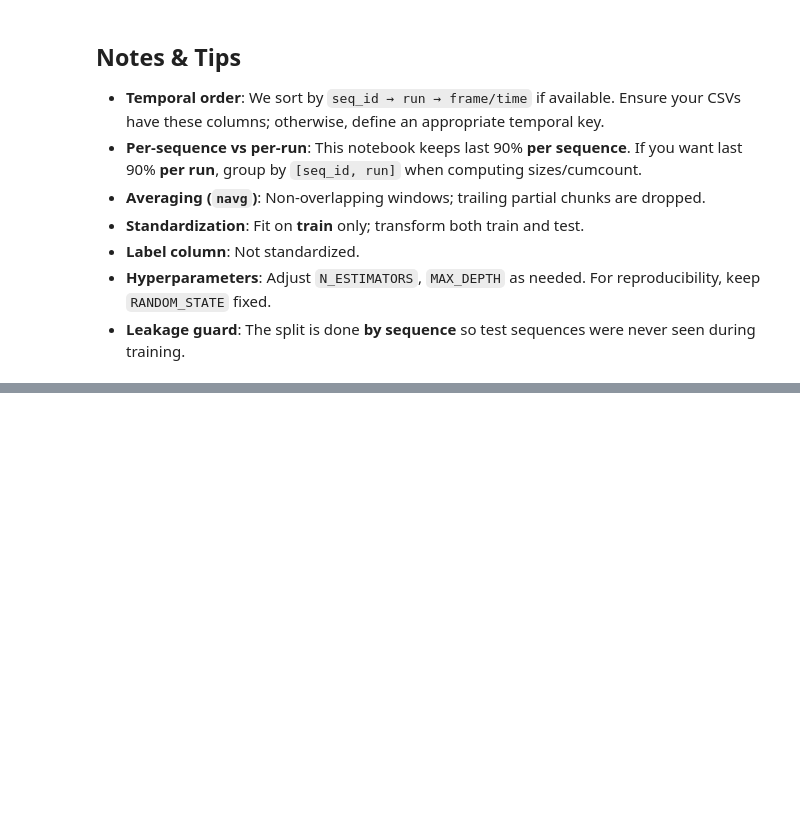
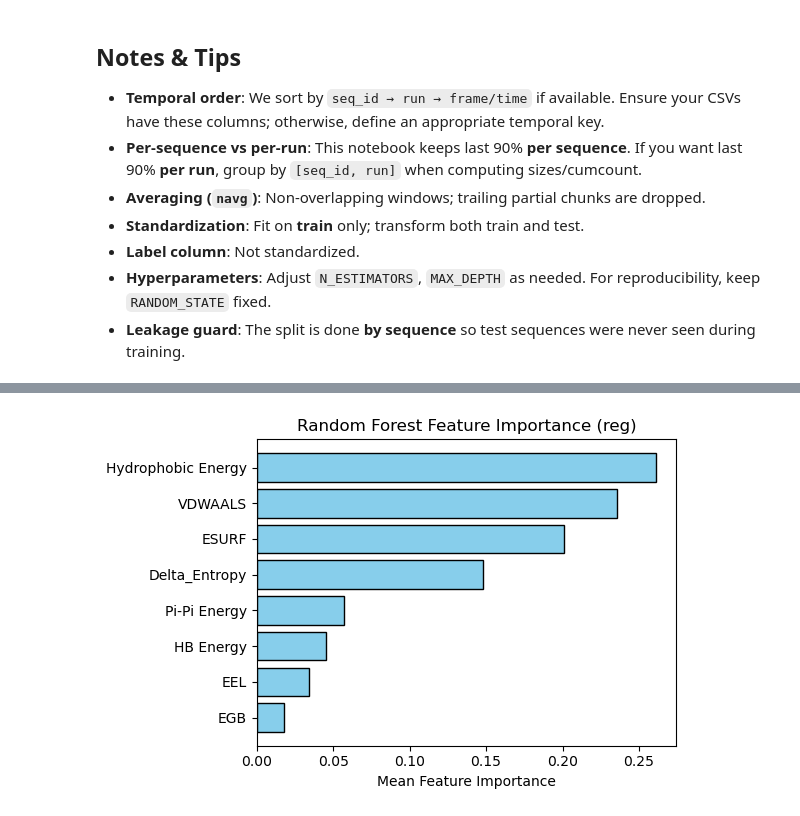
Before and after one commit to Nakshatra120/ML-Protein-DNA-Binding-Affinity, a Jupyter notebook: tutorial notebooks/walkthrough-RF-2.ipynb, the cells around one changed output, grey strips where cells are left out. Saved outputs shown, nothing was run; the diff lists cells and outputs as text; code cells hidden in the pictures; blank space fills up the shorter version.

```diff
--- a/tutorial notebooks/walkthrough-RF-2.ipynb
+++ b/tutorial notebooks/walkthrough-RF-2.ipynb
@@ -288,7 +294,7 @@ def split_X_y(df_xy: pd.DataFrame, label_col: str):
     require_columns(df_xy, [label_col])
     y = df_xy[label_col].copy()
     # Drop non-feature columns: label + sequence + any obvious meta columns
-    drop_cols = {label_col, ID_COL}
+    drop_cols = {label_col, ID_COL, "_chunk"}
     if RUN_COL in df_xy.columns:
         drop_cols.add(RUN_COL)
     # Remove non-numeric columns from features automatically
@@ -375,0 +465,11 @@ print(scaler_path)
+# %%
+feature_importance = pd.DataFrame({
+    "Feature": X_train_s.columns,
+    "Importance": rf.feature_importances_
+}).sort_values("Importance", ascending=False)
+
+print("Random Forest Feature Importances:")
+display(feature_importance)
+
+# Save to CSV for reference
+feature_importance.to_csv(f"{OUTPUT_DIR}/rf_feature_importance.csv", index=False)
@@ -375,0 +487,14 @@ print(scaler_path)
+# %%
+def plot_feature_importance(df_imp, title="Random Forest Feature Importance (reg)"):
+    df = df_imp.copy()
+    df = df.sort_values("Importance", ascending=True)  # smaller → top, like paper
+    plt.figure(figsize=(6,4))
+    plt.barh(df["Feature"], df["Importance"], color="skyblue", edgecolor="black")
+    plt.xlabel("Mean Feature Importance")
+    plt.title(title)
+    plt.tight_layout()
+    plt.show()
+
+plot_feature_importance(feature_importance)
+# %% [output]
+[figure, added]
```
Also changed, not shown: parts of 16 cells of this notebook, 4 other files.
